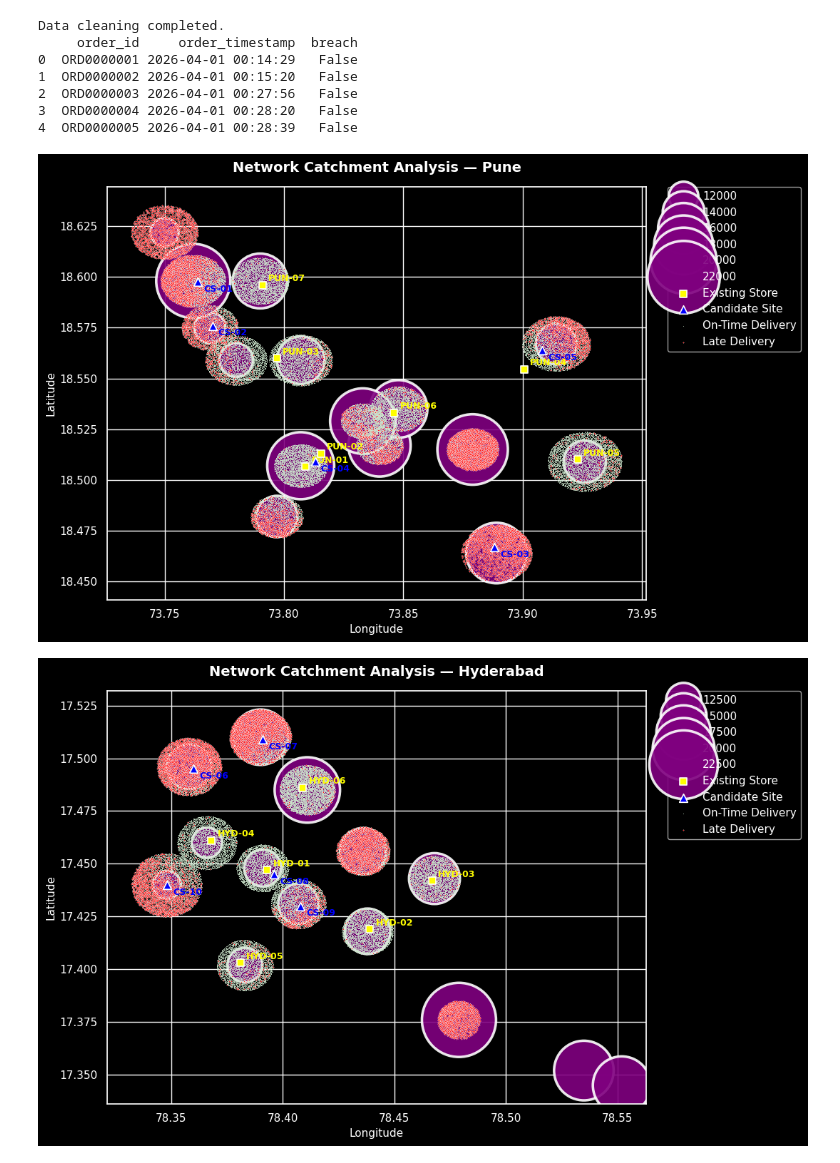
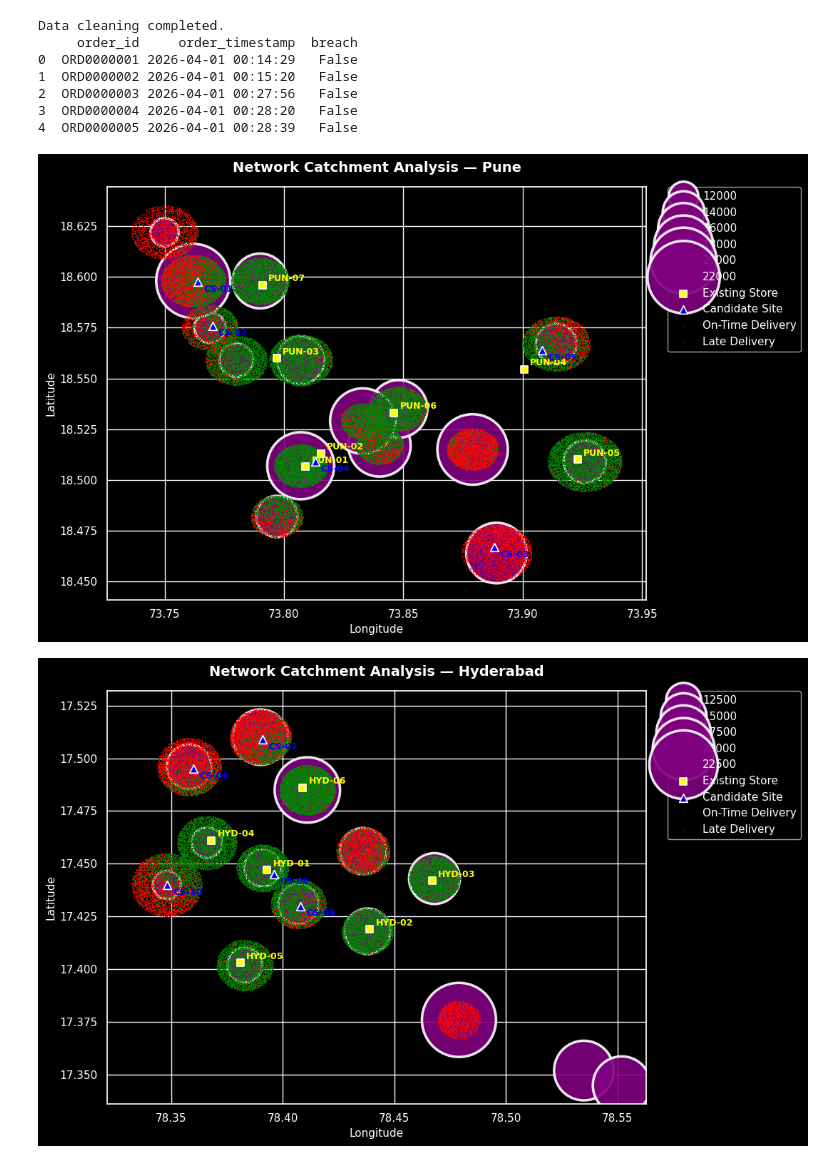
Before and after one commit to jeetb270/Stratify_2026_Dark_Matter, a Jupyter notebook: stratify_2026.ipynb, the cells around one changed output. Drawn from its saved outputs; the diff is of its cells as text; code cells hidden in the pictures.

```diff
--- a/stratify_2026.ipynb
+++ b/stratify_2026.ipynb
@@ -57,6 +57,9 @@ order_log['breach'] = order_log['actual_delivery_min'] > order_log['promised_del
 # Drop any potential duplicates in the order log
 order_log = order_log.drop_duplicates(subset=['order_id'])
 
+# Drop orders containing missing values
+order_log = order_log.dropna(subset=['order_id', 'delivery_lat', 'delivery_lon', 'store_id', 'actual_delivery_min'])
+
 print("Data cleaning completed.")
 print(order_log[['order_id', 'order_timestamp', 'breach']].head())
 # %% [output]
@@ -130,10 +133,10 @@ for city in cities:
     plt.scatter(
         on_time['delivery_lon'],
         on_time['delivery_lat'],
-        s=0.2,
+        s=0.75,
         color='green',
         edgecolor='white',
-        linewidth=0.2,
+        linewidth=0.01,
         zorder=1,
         label='On-Time Delivery'
     )
@@ -141,42 +144,42 @@ for city in cities:
     plt.scatter(
         delayed['delivery_lon'],
         delayed['delivery_lat'],
-        s=1,
+        s=0.75,
         color='red',
         edgecolor='white',
-        linewidth=0.2,
+        linewidth=0.01,
         zorder=1,
         label='Late Delivery'
     )
 
     # Annotate store IDs
     for _, row in city_stores.iterrows():
         plt.annotate(
             row['store_id'],
             (row['store_lon'], row['store_lat']),
             fontsize=9, fontweight='bold', color='yellow',
             xytext=(6, 4), textcoords='offset points'
         )
 
     # Annotate candidate site IDs
     for _, row in city_candidates.iterrows():
         plt.annotate(
             row['site_id'],
             (row['site_lon'], row['site_lat']),
             fontsize=9, fontweight='bold', color='blue',
             xytext=(6, -10), textcoords='offset points'
         )
 
     # Styling and Labels
     plt.title(f'Network Catchment Analysis — {city}', fontsize=14, fontweight='bold', pad=15)
     plt.xlabel('Longitude', fontsize=11)
     plt.ylabel('Latitude', fontsize=11)
 
     # Place legend outside plot area
     plt.legend(bbox_to_anchor=(1.04, 1), loc="upper left", borderaxespad=0)
     plt.tight_layout()
 
     plt.show()
 # %% [output]
-[figure, old version]
+[figure, new version]
-[figure, old version]
+[figure, new version]
```
Also changed, not shown: parts of 4 cells of this notebook.
